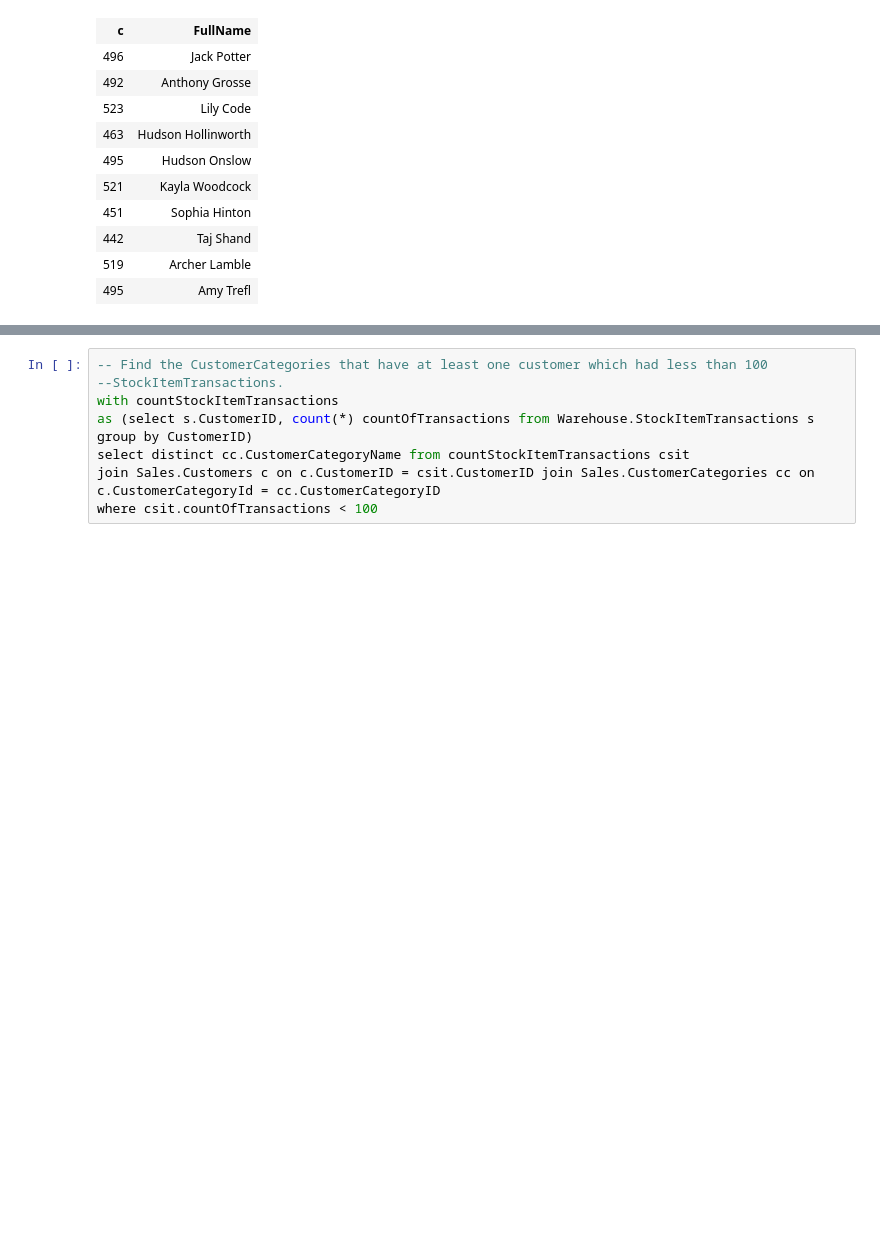
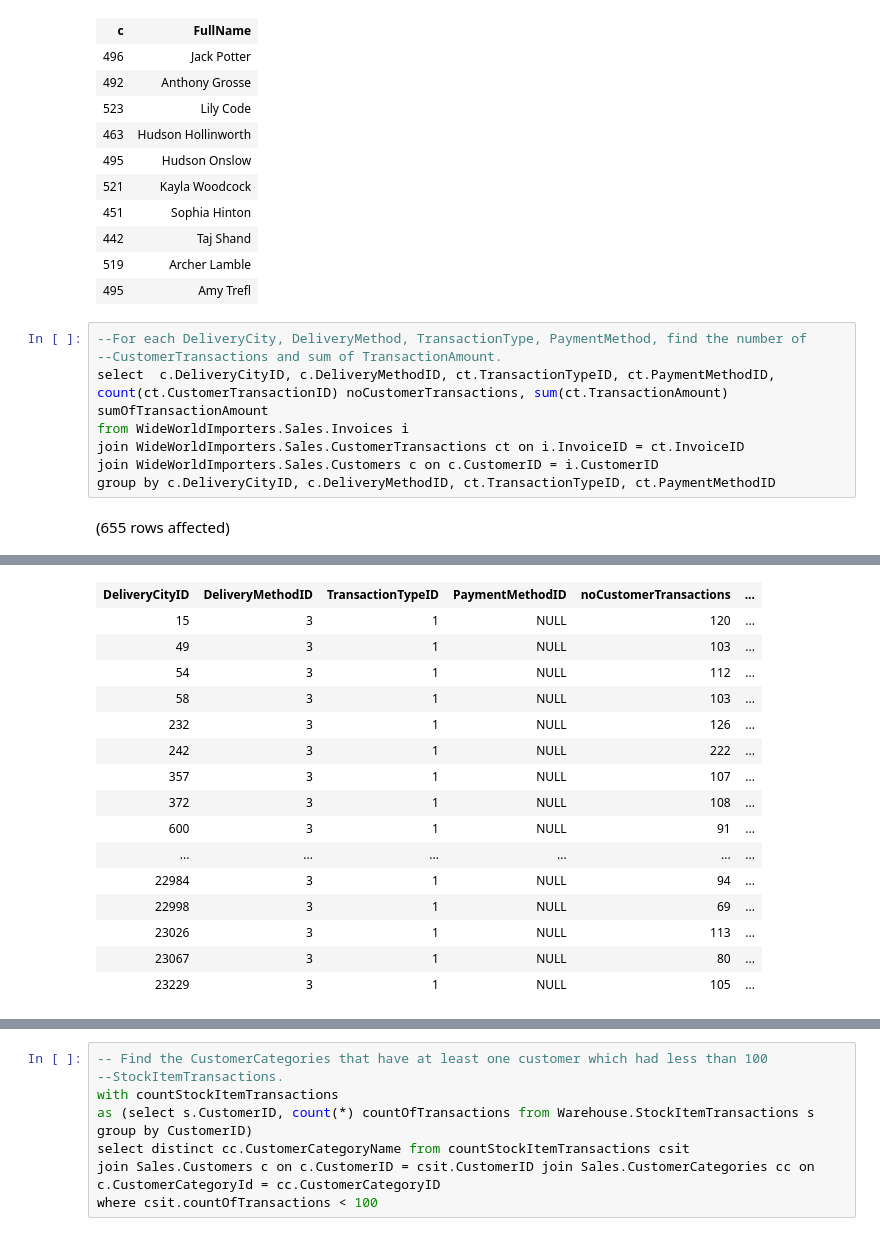
Before and after one commit to Miss4Chan/Databases, a Jupyter notebook: lab5.ipynb, the cells around one changed output, grey strips where cells are left out. Saved outputs shown, nothing was run; the diff lists cells and outputs as text; blank space fills up the shorter version.

```diff
--- a/lab5.ipynb
+++ b/lab5.ipynb
@@ -127,3 +167,13 @@ Total execution time: 00:00:00.201
 | 442 | Taj Shand |
 | 519 | Archer Lamble |
 | 495 | Amy Trefl |
+# %%
+--For each DeliveryCity, DeliveryMethod, TransactionType, PaymentMethod, find the number of
+--CustomerTransactions and sum of TransactionAmount.
+select  c.DeliveryCityID, c.DeliveryMethodID, ct.TransactionTypeID, ct.PaymentMethodID, count(ct.CustomerTransactionID) noCustomerTransactions, sum(ct.TransactionAmount) sumOfTransactionAmount
+from WideWorldImporters.Sales.Invoices i
+join WideWorldImporters.Sales.CustomerTransactions ct on i.InvoiceID = ct.InvoiceID
+join WideWorldImporters.Sales.Customers c on c.CustomerID = i.CustomerID
+group by c.DeliveryCityID, c.DeliveryMethodID, ct.TransactionTypeID, ct.PaymentMethodID
+# %% [output]
+(655 rows affected)
@@ -130 +181,17 @@ Total execution time: 00:00:00.201
+| DeliveryCityID | DeliveryMethodID | TransactionTypeID | PaymentMethodID | noCustomerTransactions | ... |
+| 15 | 3 | 1 | NULL | 120 | ... |
+| 49 | 3 | 1 | NULL | 103 | ... |
+| 54 | 3 | 1 | NULL | 112 | ... |
+| 58 | 3 | 1 | NULL | 103 | ... |
+| 232 | 3 | 1 | NULL | 126 | ... |
+| 242 | 3 | 1 | NULL | 222 | ... |
+| 357 | 3 | 1 | NULL | 107 | ... |
+| 372 | 3 | 1 | NULL | 108 | ... |
+| 600 | 3 | 1 | NULL | 91 | ... |
+| ... | ... | ... | ... | ... | ... |
+| 22984 | 3 | 1 | NULL | 94 | ... |
+| 22998 | 3 | 1 | NULL | 69 | ... |
+| 23026 | 3 | 1 | NULL | 113 | ... |
+| 23067 | 3 | 1 | NULL | 80 | ... |
+| 23229 | 3 | 1 | NULL | 105 | ... |
 # %%
```
Also changed, not shown: parts of 11 cells of this notebook.
